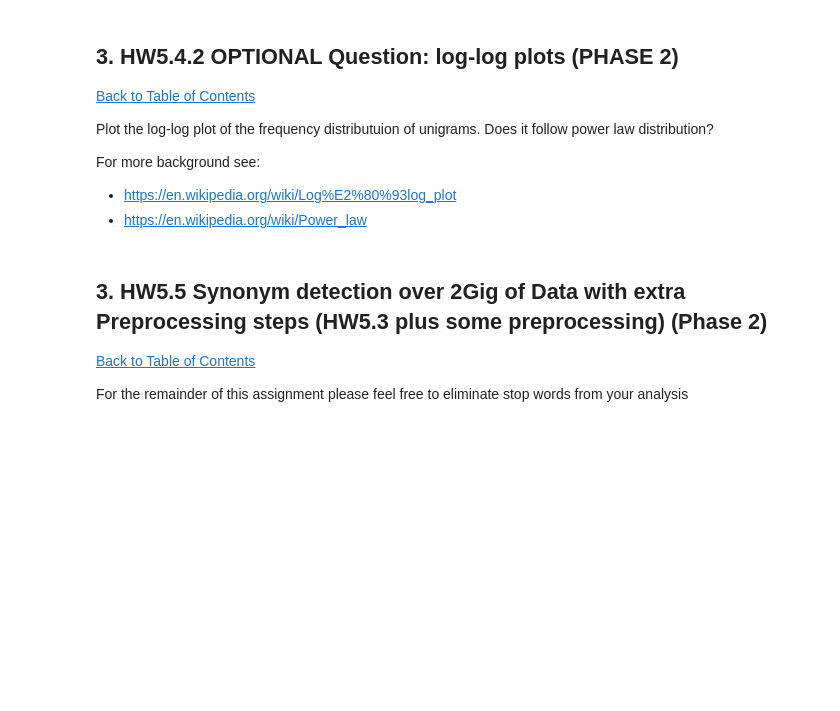
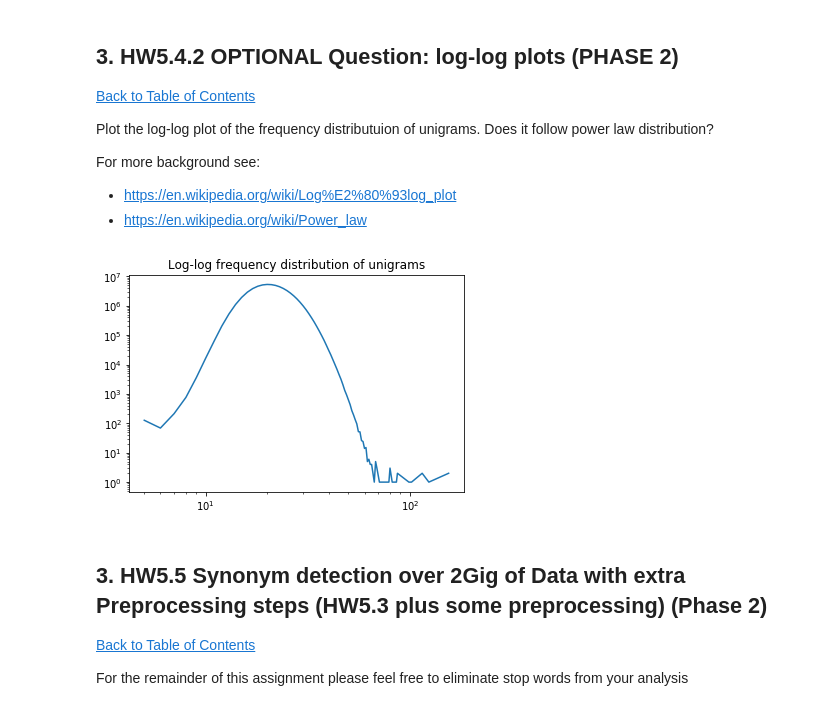
Before and after one commit to carlosscastro/similarity_261, a Jupyter notebook: MIDS-W261-HW-05-PHASE2-MASTER.ipynb, the cells around one changed output. Cells and saved outputs as stored; diff of their text form; code cells hidden in the pictures; blank space fills up the shorter version.

Commit message:
fixing bugs and adding loglog plot

```diff
--- a/MIDS-W261-HW-05-PHASE2-MASTER.ipynb
+++ b/MIDS-W261-HW-05-PHASE2-MASTER.ipynb
@@ -1721,6 +1721,27 @@ Plot the log-log plot of the frequency distributuion of unigrams. Does it follow
 For more background see:
 - https://en.wikipedia.org/wiki/Log%E2%80%93log_plot
 - https://en.wikipedia.org/wiki/Power_law
+# %%
+%matplotlib inline
+import numpy as np
+import pylab as plt
+
+X = []
+Y = []
+
+for line in open("full_distribution_5.4.1.d").readlines():
+    line = line.strip()
+    x, y  = map(int, line.split("\t"))
+    X.append(x)
+    Y.append(y)
+
+plt.loglog(X, Y)
+
+
+plt.title("Log-log frequency distribution of unigrams")
+plt.show()
+# %% [output]
+[figure, added]
 # %% [markdown]
 ## 3.  HW5.5  <a name="5.5"></a> Synonym detection over 2Gig of Data with extra Preprocessing steps (HW5.3 plus some preprocessing)   (Phase 2)
 [Back to Table of Contents](#TOC)
```
Also changed, not shown: parts of 9 cells of this notebook.
